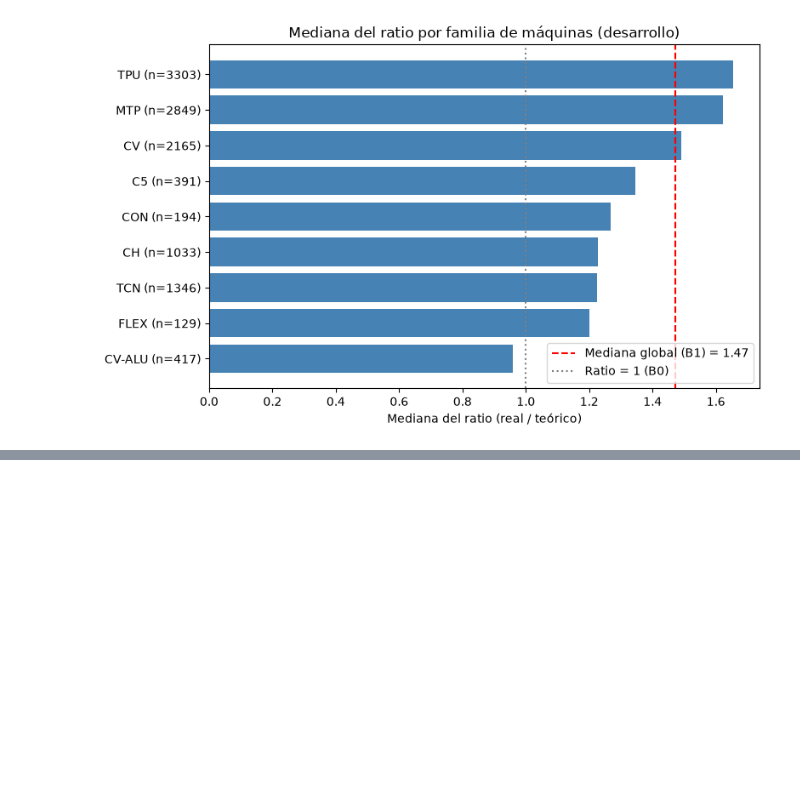
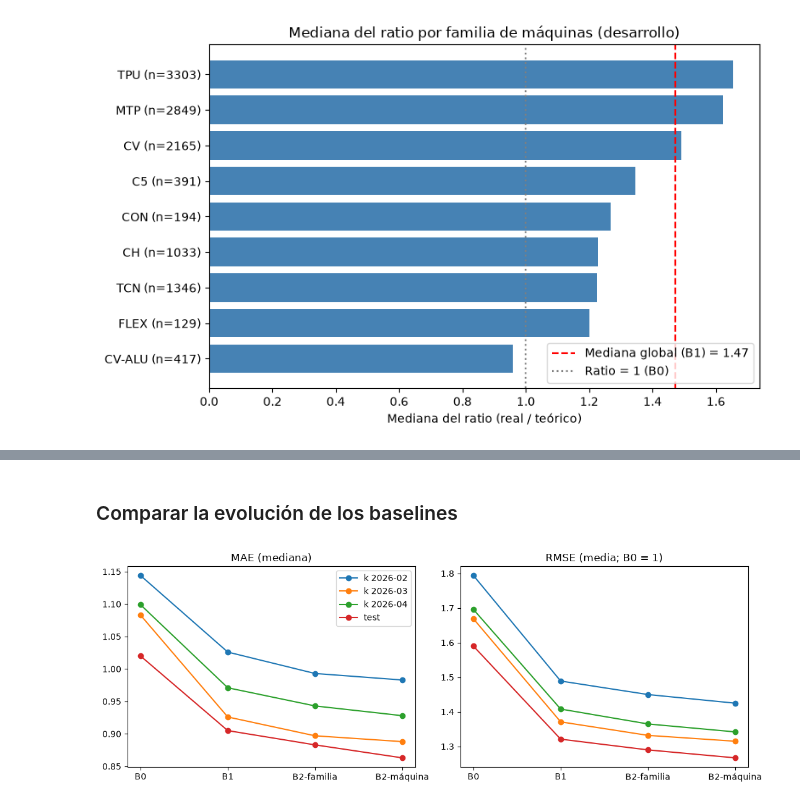
Before and after one commit to muntrans/TFM, a Jupyter notebook: 10.Modelado/10.1_Baselines.ipynb, the cells around one changed output, grey strips where cells are left out. Cells and saved outputs as stored; diff of their text form; code cells hidden in the pictures; blank space fills up the shorter version.

```diff
--- a/10.Modelado/10.1_Baselines.ipynb
+++ b/10.Modelado/10.1_Baselines.ipynb
@@ -367,0 +448,21 @@ B0 no necesita calcular nada: siempre predice 1. B1 y B2 sí calculan un valor (
+# %%
+filas = []
+for bloque in MESES_VALIDACION + ["test"]:
+    if bloque == "test":
+        datos = df_B2[df_B2["split"] == "test"]
+    else:
+        datos = df_B2[(df_B2["split"] == "desarrollo") & (df_B2["mes_orden"] == bloque)]
+
+    m_fam       = metricas(datos["ratio"], datos["pred_B2_familia_mediana"]) # familia con mediana (para MAE)
+    m_fam_media = metricas(datos["ratio"], datos["pred_B2_familia_media"]) # familia con media (para RMSE)
+    m_maq       = metricas(datos["ratio"], datos["pred_B2_maquina_mediana"]) # máquina con mediana (para MAE)
+    m_maq_media = metricas(datos["ratio"], datos["pred_B2_maquina_media"]) # máquina con media (para RMSE)
+    filas.append({"bloque": bloque if bloque == "test" else f"k {bloque}",
+                  "MAE_B2_familia_mediana": m_fam["MAE"],
+                  "MAE_B2_maquina_mediana": m_maq["MAE"],
+                  "RMSE_B2_familia_media": m_fam_media["RMSE"],
+                  "RMSE_B2_maquina_media": m_maq_media["RMSE"],
+                  "n": m_fam["n"]})
+
+tabla_B2 = pd.DataFrame(filas)
+tabla_B2
@@ -367,0 +508,9 @@ B0 no necesita calcular nada: siempre predice 1. B1 y B2 sí calculan un valor (
+# %%
+escalera = (
+    resultados_B0[["bloque", "MAE", "RMSE"]].rename(columns={"MAE": "MAE_B0", "RMSE": "RMSE_B0"})
+    .merge(resultados_B1[["bloque", "MAE_B1_mediana", "RMSE_B1_media"]], on="bloque")
+    .merge(tabla_B2.drop(columns="n"), on="bloque")
+)
+escalera = escalera.round(3)
+
+display(escalera)
@@ -367,0 +525,19 @@ B0 no necesita calcular nada: siempre predice 1. B1 y B2 sí calculan un valor (
+# %% [markdown]
+### Comparar la evolución de los baselines
+# %%
+cols_mae  = ["MAE_B0", "MAE_B1_mediana", "MAE_B2_familia_mediana", "MAE_B2_maquina_mediana"]
+cols_rmse = ["RMSE_B0", "RMSE_B1_media", "RMSE_B2_familia_media", "RMSE_B2_maquina_media"]
+nombres   = ["B0", "B1", "B2-familia", "B2-máquina"]
+
+fig, (ax1, ax2) = plt.subplots(1, 2, figsize=(11, 4))
+for _, fila in escalera.iterrows():
+    ax1.plot(nombres, fila[cols_mae],  marker="o", label=fila["bloque"])
+    ax2.plot(nombres, fila[cols_rmse], marker="o", label=fila["bloque"])
+
+ax1.set_title("MAE (mediana)")
+ax2.set_title("RMSE (media; B0 = 1)")
+ax1.legend()
+plt.tight_layout()
+plt.show()
+# %% [output]
+[figure, added]
```
Also changed, not shown: parts of 30 cells of this notebook, 4 other files.
